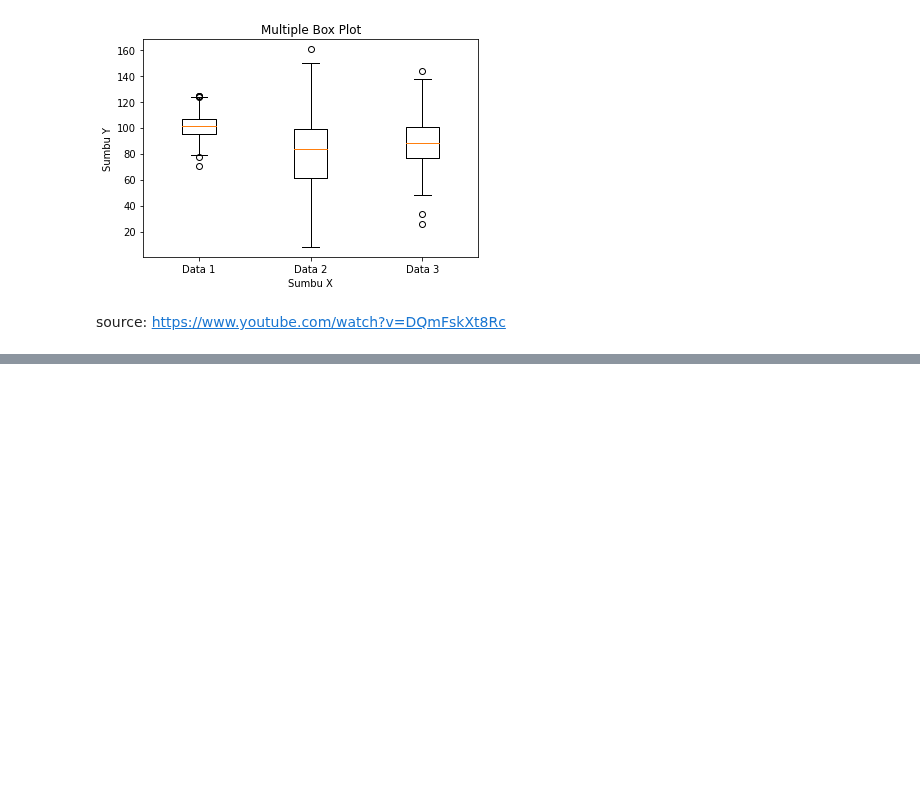
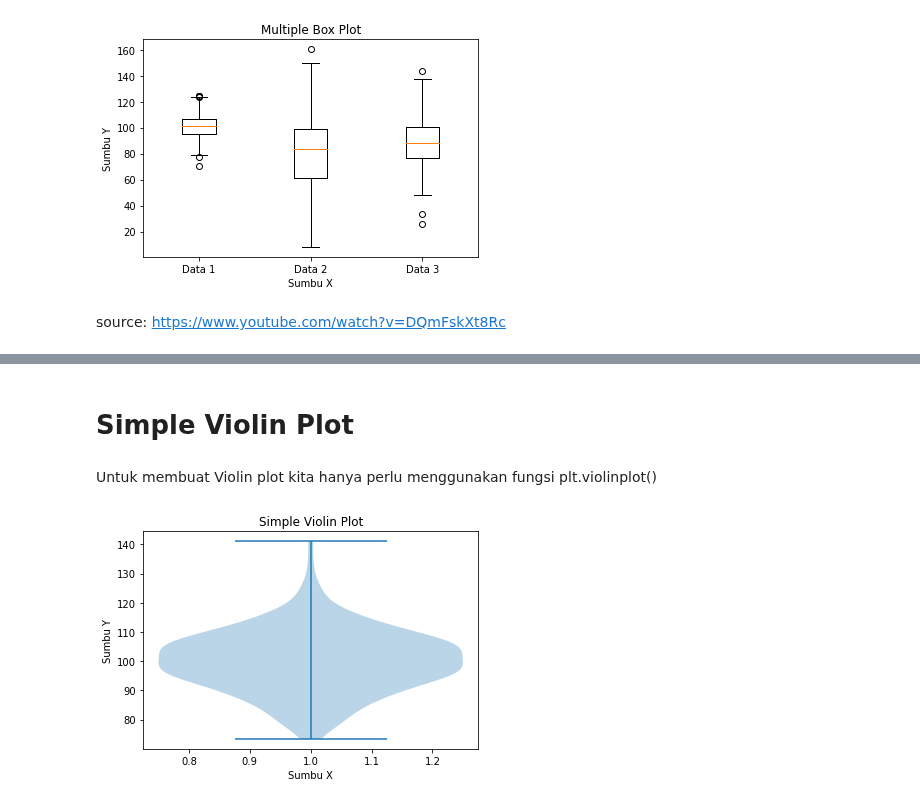
Before and after one commit to MarkvinsonAvatara/Matplotlib_learn, a Jupyter notebook: MatplotlibLearnWeek6.ipynb, the cells around one changed output, grey strips where cells are left out. Drawn from its saved outputs; the diff is of its cells as text; code cells hidden in the pictures; blank space fills up the shorter version.

Commit message:
Menambahkan Part 2 Violin Plot / Violin Chart

```diff
--- a/MatplotlibLearnWeek6.ipynb
+++ b/MatplotlibLearnWeek6.ipynb
@@ -141,0 +166,4 @@ source: https://www.youtube.com/watch?v=DQmFskXt8Rc
+# %%
+np.random.seed(2)
+data= np.random.normal(loc=100, scale=10, size=200)
+data
@@ -141,0 +188,14 @@ source: https://www.youtube.com/watch?v=DQmFskXt8Rc
+# %% [markdown]
+# Simple Violin Plot
+# %% [markdown]
+Untuk membuat Violin plot kita hanya perlu menggunakan fungsi plt.violinplot()
+# %%
+#contoh Simple Violin Plot
+plt.violinplot(data)
+plt.title('Simple Violin Plot')
+plt.xlabel('Sumbu X')
+plt.ylabel('Sumbu Y')
+
+plt.show()
+# %% [output]
+[figure, added]
```
Also changed, not shown: parts of 23 cells of this notebook.
